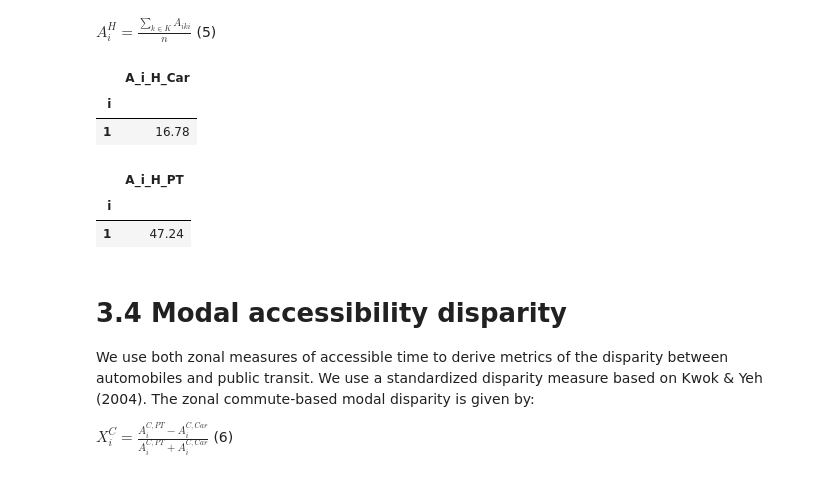
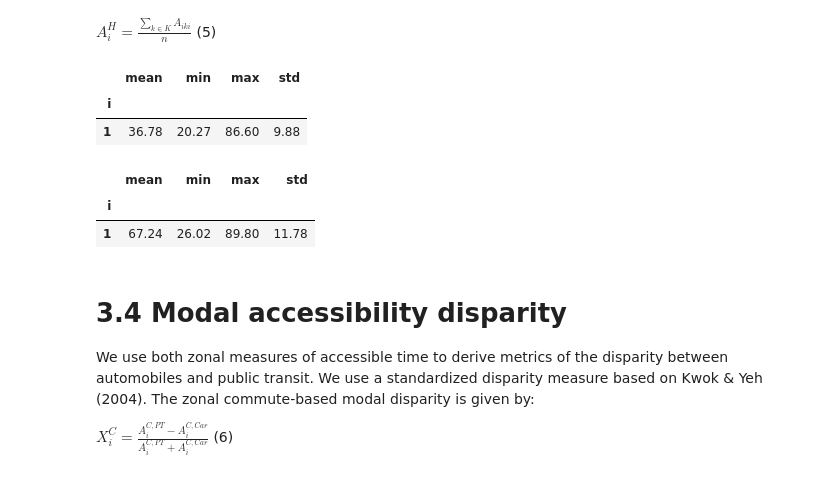
Before and after one commit to RafalKucharskiPK/MoblinoscPolonez, a Jupyter notebook: Modal disparities in spatiotemporal accessibility to non-work activities.ipynb, the cells around one changed output. Drawn from its saved outputs; the diff is of its cells as text; code cells hidden in the pictures.

```diff
--- a/Modal disparities in spatiotemporal accessibility to non-work activities.ipynb
+++ b/Modal disparities in spatiotemporal accessibility to non-work activities.ipynb
@@ -58,8 +58,10 @@ $A_jki$  = number of minutes available for person working in location j and livi
 # %%
 trips['A_jki_Car'] = B - trips.t_jki_Car - t_k
 trips.A_jki_Car[trips.A_jki_Car < 0] = 0
+trips.A_jki_Car[trips.A_jki_Car > 0] = trips.A_jki_Car + t_k
 trips['A_jki_PT'] = B - trips.t_jki_PT - t_k
 trips.A_jki_PT[trips.A_jki_PT < 0] = 0
+trips.A_jki_PT[trips.A_jki_PT > 0] = trips.A_jki_PT + t_k
 # %% [output]
 A value is trying to be set on a copy of a slice from a DataFrame
 
@@ -143,21 +153,21 @@ hb = trips[trips.i == trips.j]
 # %% [markdown]
 $A_{i}^H = \frac{\sum_{k \in K} A_{iki}}{n} $ (5)
 # %%
-A_i_H_Car = hb[hb.A_jki_Car>0].groupby(by=['i'])['A_jki_Car'].mean().to_frame('A_i_H_Car')
+A_i_H_Car = hb[hb.A_jki_Car>0].groupby(by=['i'])['A_jki_Car'].agg(['mean','min','max','std'])
 A_i_H_Car.to_csv('data//A_i_H_Car.csv')
 A_i_H_Car.head()
 # %% [output]
-|  | A_i_H_Car |
-| i |  |
-| 1 | 16.78 |
+|  | mean | min | max | std |
+| i |  |  |  |  |
+| 1 | 36.78 | 20.27 | 86.60 | 9.88 |
 # %%
-A_i_H_PT = hb[hb.A_jki_PT>0].groupby(by=['i'])['A_jki_PT'].mean().to_frame('A_i_H_PT')
+A_i_H_PT = hb[hb.A_jki_PT>0].groupby(by=['i'])['A_jki_PT'].agg(['mean','min','max','std'])
 A_i_H_PT.to_csv('data//A_i_H_PT.csv')
 A_i_H_PT.head()
 # %% [output]
-|  | A_i_H_PT |
-| i |  |
-| 1 | 47.24 |
+|  | mean | min | max | std |
+| i |  |  |  |  |
+| 1 | 67.24 | 26.02 | 89.80 | 11.78 |
 # %% [markdown]
 # 3.4 Modal accessibility disparity
 We use both zonal measures of accessible time to derive metrics of the disparity between automobiles and public transit. We use a standardized disparity measure based on Kwok & Yeh (2004). The zonal commute-based modal disparity is given by:
```
Also changed, not shown: parts of 9 cells of this notebook, 7 other files.
